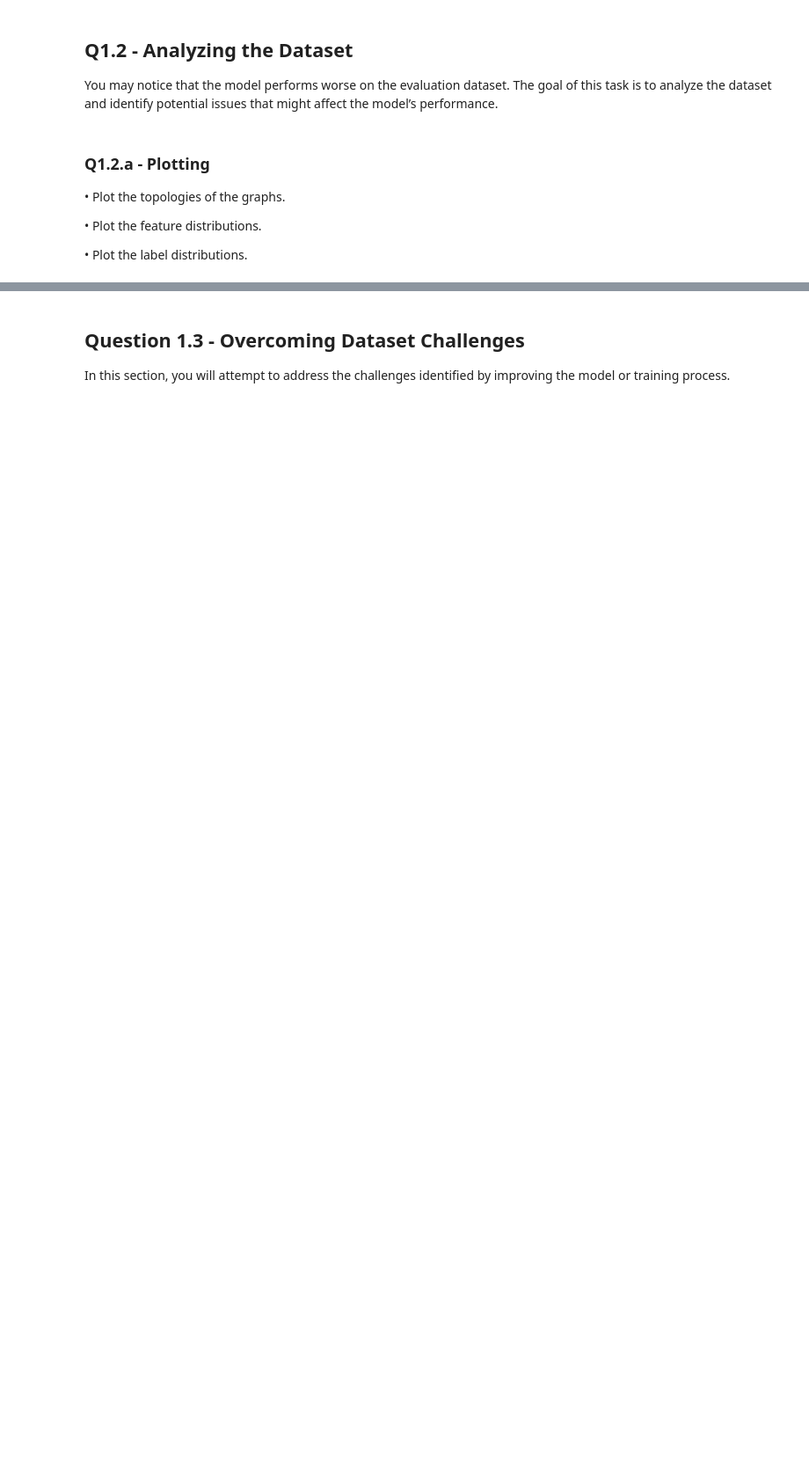
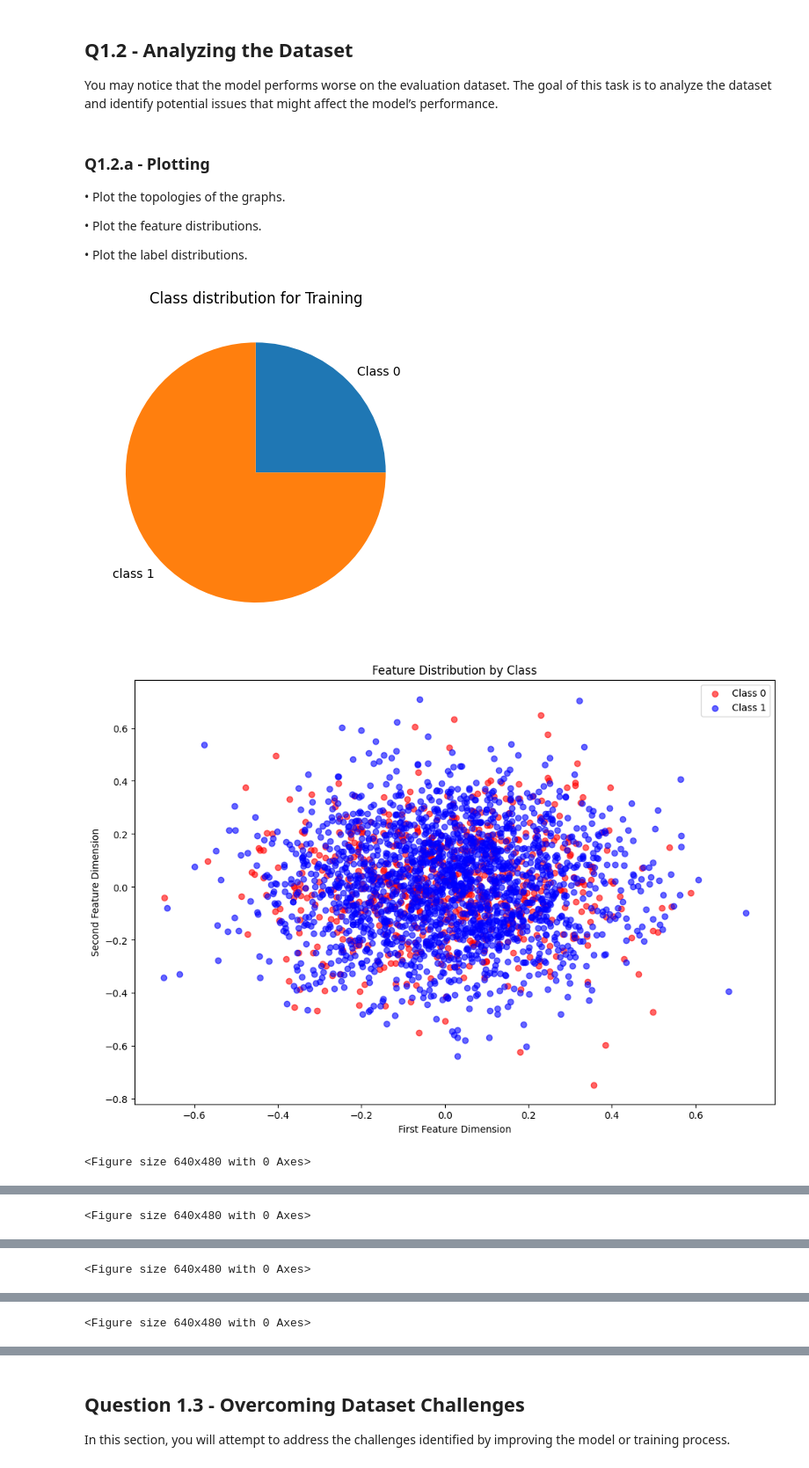
Before and after one commit to yingyan797/graph-learning, a Jupyter notebook: q1_graph_classification.ipynb, the cells around one changed output, grey strips where cells are left out. Shown at 88% size. Drawn from its saved outputs; the diff is of its cells as text; code cells hidden in the pictures; blank space fills up the shorter version.

```diff
--- a/q1_graph_classification.ipynb
+++ b/q1_graph_classification.ipynb
@@ -408,7 +487,7 @@ You may notice that the model performs worse on the evaluation dataset. The goal
 is to analyze the dataset and identify potential issues that might affect the model’s performance.
 # %%
 # Helper function to visualise graphs:
-def visualize_graph(G):
+def visualize_graph(G, mode):
     """Visualize the generated graph."""
     pos = nx.spring_layout(G)
 
@@ -418,7 +497,7 @@ def visualize_graph(G):
         G, pos, with_labels=True,
         node_size=500, font_size=8, font_color="white", edge_color="gray"
     )
-    plt.title("Homogenous Graph Visualization")
+    plt.title(f"Homogenous Graph Visualization for {mode}")
     plt.show()
 
 def visualise_graph_features(features_0, features_1):
@@ -436,9 +515,9 @@ def visualise_graph_features(features_0, features_1):
     plt.scatter(features_1_np_1, features_1_np_2, alpha=0.6, label='Class 1', color='blue')
 
     plt.xlabel('First Feature Dimension')
-    plt.ylabel('Class')
-    plt.title('Feature Distribution by Class')
-    plt.yticks([0, 1], ['Class 0', 'Class 1'])
+    plt.ylabel('Second Feature Dimension')
+    plt.title(f"Feature Distribution by Class")
+    # plt.yticks([0, 1], ['Class 0', 'Class 1'])
     plt.legend()
     plt.show()
 # %% [markdown]
@@ -452,14 +531,20 @@ def visualise_graph_features(features_0, features_1):
 # ####################################################
 # MODIFY THE CODE BELOW
 # ####################################################
-def plot_class_distribution(labels):
+def plot_class_distribution(labels, mode="Training"):
     """Plots the distribution of labels"""
-    pass
+    label_count = [0, 0]
+    for l in labels:
+        label_count[l] += 1
+    plt.title(f"Class distribution for {mode}")
+    plt.pie(label_count, labels=["Class 0", "class 1"])
+    plt.show()
 
 
-def plot_graph_topology(A):
+def plot_graph_topology(A, mode):
     """Plots the graph topology"""
-    pass
+    graph = nx.from_numpy_array(A.numpy())
+    visualize_graph(graph, mode)
 
 # ####################################################
 # END OF MODIFICATION
@@ -472,36 +557,40 @@ def find_X_A_for_label(list_of_data,label=1):
         if y==label:
             return X,A
 
 # Load data
 train_data = read_json_data(TRAIN_DATA_PATH, has_label=True) #returns a list of (X,A,y) - features, Adj Matrix, per Graph label
 eval_data = read_json_data(EVAL_DATA_PATH, has_label=True) #returns a list of (X,A,y) - features, Adj Matrix, per Graph label
 
 # Getting Labels
 train_labels = [int(y) for _,_,y in train_data]
 eval_labels = [int(y) for _,_,y in eval_data]
 
 # Getting Features
 train_features_0 = [X.numpy() for X, _, y in train_data if y == 0]
 train_features_1 = [X.numpy() for X, _, y in train_data if y == 1]
 
 eval_features_0 = [X.numpy() for X, _, y in eval_data if y == 0]
 eval_features_1 = [X.numpy() for X, _, y in eval_data if y == 1]
 
 # Find a graph for each of the classes
 X0_train, A0_train = find_X_A_for_label(train_data, 0)
 X1_train, A1_train = find_X_A_for_label(train_data, 1)
 
 X0_eval,A0_eval = find_X_A_for_label(eval_data, 0)
 X1_eval, A1_eval = find_X_A_for_label(eval_data, 1)
 
 # Plotting Train
-plot_class_distribution(train_labels)
+plot_class_distribution(train_labels, "Training")
 visualise_graph_features(train_features_0, train_features_1)
-plot_graph_topology(A0_train)
-plot_graph_topology(A1_train)
+plot_graph_topology(A0_train, "Training Class 0")
+plot_graph_topology(A1_train, "Training Class 1")
 
 # Plotting Eval
-plot_class_distribution(eval_labels)
+plot_class_distribution(eval_labels, "Validation")
 visualise_graph_features(eval_features_0, eval_features_1)
-plot_graph_topology(A0_eval)
-plot_graph_topology(A1_eval)
+plot_graph_topology(A0_eval, "Validation Class 0")
+plot_graph_topology(A1_eval, "Validation Class 1")
+# %% [output]
+[figure, added]
+[figure, added]
+<Figure size 640x480 with 0 Axes>
@@ -507,0 +598 @@ plot_graph_topology(A1_eval)
+<Figure size 640x480 with 0 Axes>
@@ -507,0 +602 @@ plot_graph_topology(A1_eval)
+<Figure size 640x480 with 0 Axes>
@@ -507,0 +604 @@ plot_graph_topology(A1_eval)
+<Figure size 640x480 with 0 Axes>
```
Also changed, not shown: parts of 11 cells of this notebook.
